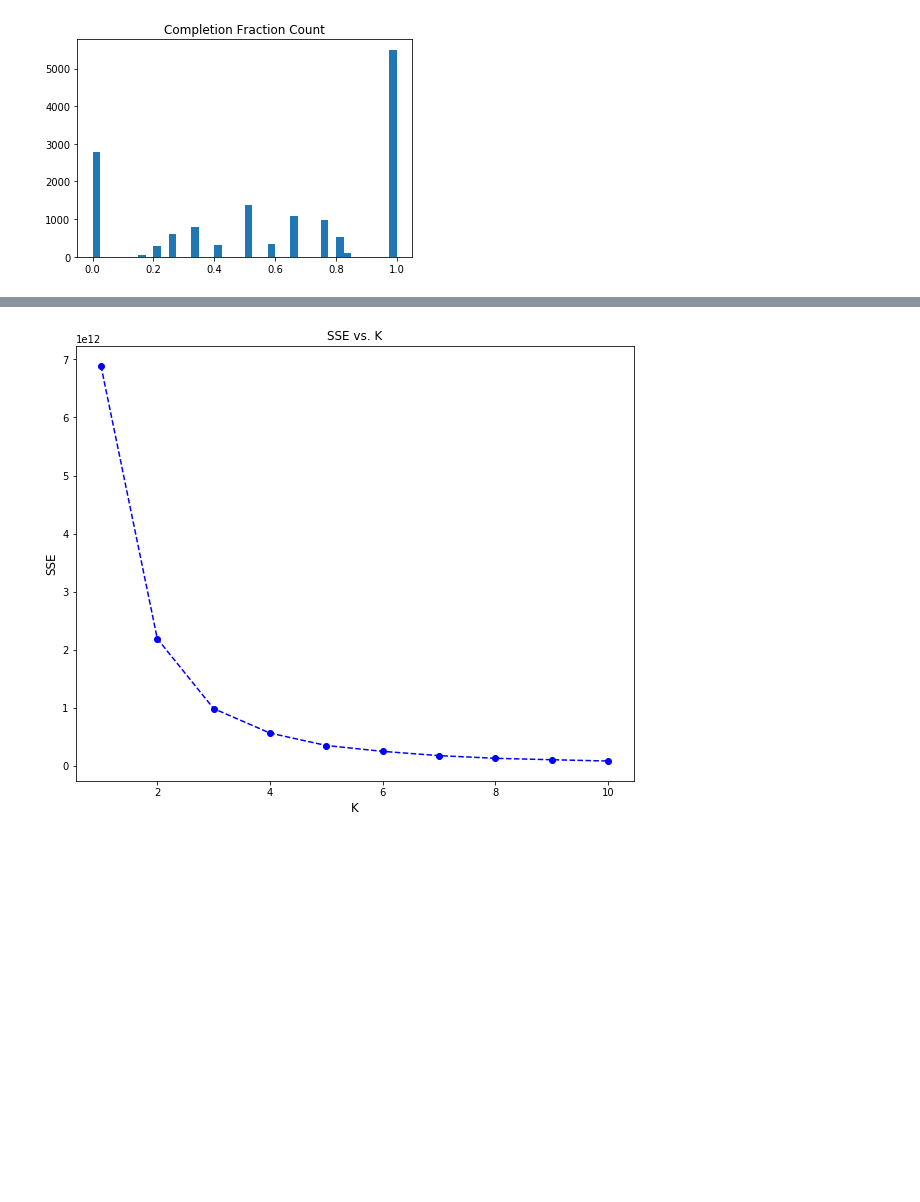
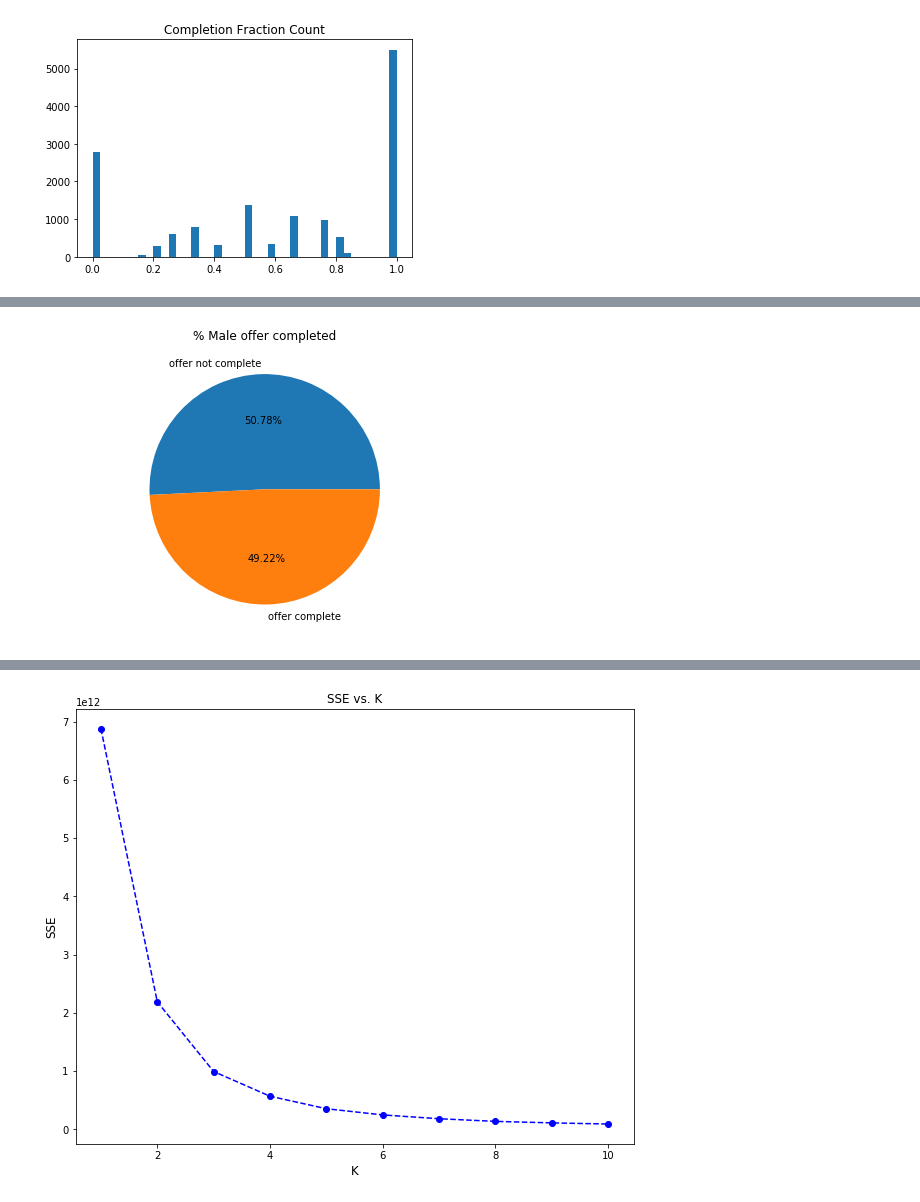
Before and after one commit to Sandhyakripalani/StarBucksProject, a Jupyter notebook: Starbucks_Capstone_OffersCombined.ipynb, the cells around one changed output, grey strips where cells are left out. Saved outputs shown, nothing was run; the diff lists cells and outputs as text; code cells hidden in the pictures; blank space fills up the shorter version.

```diff
--- a/Starbucks_Capstone_OffersCombined.ipynb
+++ b/Starbucks_Capstone_OffersCombined.ipynb
@@ -934,10 +865,15 @@ male_offer.groupby('offer_completed').count()
 # %%
 fig = plt.figure()
 ax = fig.add_axes([0,0,1,1])
 ax.axis('equal')
 
-ax.pie(male_offer.groupby('offer_completed').count().reset_index().id, labels = ['offer not complete','offer complete'],autopct='%1.2f%%')
+ax.pie(male_offer.groupby('offer_completed').count().reset_index().id,
+       labels = ['offer not complete','offer complete']
+       ,autopct='%1.2f%%')
+plt.title('% Male offer completed')
 plt.show()
+# %% [output]
+[figure, added]
 # %%
 female_offer = offer_profile[offer_profile['gender']==1]
 female_offer.groupby('offer_completed').count()
```
Also changed, not shown: parts of 118 cells of this notebook.
